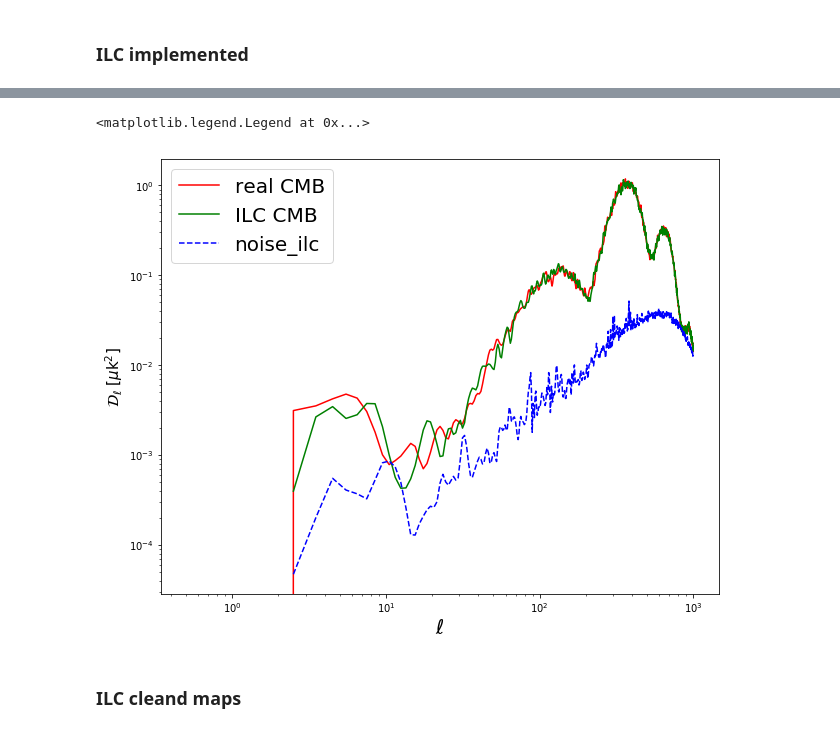
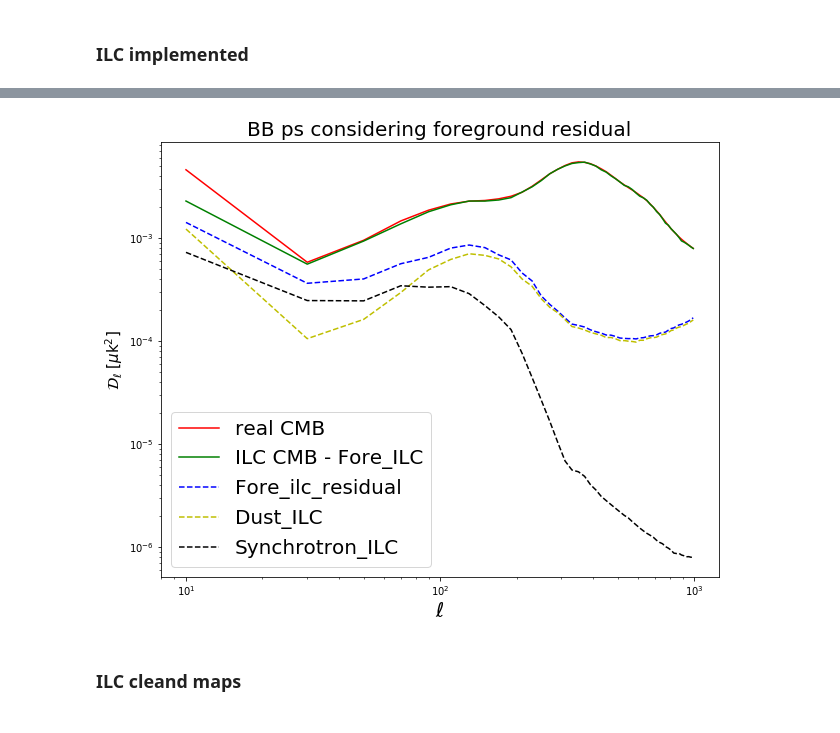
Before and after one commit to yaojian95/Ali_foreground, a Jupyter notebook: codes/Maps_for_USTC.ipynb, the cells around one changed output, grey strips where cells are left out. Saved outputs shown, nothing was run; the diff lists cells and outputs as text; code cells hidden in the pictures.

```diff
--- a/codes/Maps_for_USTC.ipynb
+++ b/codes/Maps_for_USTC.ipynb
@@ -122,6 +139,8 @@ Noise[0] = noise_95_i;
 Noise[1] = deconv(noise_150_i, beam_in = 11, beam_out = 19, lmax = 1500) ;
 Noise[2] = deconv(noise_353_i, beam_in = 4.944, beam_out = 19, lmax = 1500)
 noise_mask = Mask(Noise)
+# %%
+fore_ps = Power_spectrum(Fore_mask, 0, lmax = lmax)
 # %%
 total_ps_i = Power_spectrum(total_mask, 0, lmax = lmax)
 noise_ps_i = Power_spectrum(noise_mask, 0, lmax = lmax)
@@ -127,0 +160,14 @@ noise_ps_i = Power_spectrum(noise_mask, 0, lmax = lmax)
+# %%
+dust = np.zeros((Nf, 3, 12*nside**2))
+# uK_CMB
+dust_95 = hp.ud_grade(hp.read_map('/fnx/jianyao/1205_skyinband_AliCPT/95GHz/thermaldust_map_95GHz.fits', field = (0,1,2), verbose = False), nside_out=512)
+dust_150 = hp.ud_grade(hp.read_map('/fnx/jianyao/1205_skyinband_AliCPT/150GHz/thermaldust_map_150GHz.fits', field = (0,1,2), verbose = False), nside_out=512)
+#K_CMB
+dust_353 = hp.ud_grade(hp.read_map('/fnx/jianyao/1205_skyinband_HFI_353/detector_F353/thermaldust_map_detector_F353.fits', field = (0,1,2), verbose = False), nside_out=512)*1e6
+
+dust[0] = smooth(dust_95, beam_out=11, lmax = 1500)
+dust[1] = smooth(dust_150, beam_out=11, lmax = 1500)
+dust[2] = smooth(dust_353, beam_out=11, lmax = 1500)
+# %%
+sync_ps = Power_spectrum(Mask(sync), 0, lmax = lmax)
+dust_ps = Power_spectrum(Mask(dust), 0, lmax = lmax)
@@ -227,25 +282,36 @@ Sigma is 0.000000 arcmin (0.000000 rad)
+# %%
+sync_mean = np.mean(sync_cl, axis = 0)
+dust_mean = np.mean(dust_cl, axis = 0)
 # %%
 fig1 = plt.figure(1, figsize=(10,8))
 # plt.axis('off')
 # frame1=fig1.add_axes((.1,.4,.8,.5)) # x0, y0, width, height
-plt.loglog(Ell, Ell*(Ell+1)/2/np.pi*cl_clean[mode], 'r-',label = 'real CMB')
-plt.loglog(Ell, Ell*(Ell+1)/2/np.pi*(cl_ilc_mean), 'g-', label = 'ILC CMB')
-plt.loglog(Ell, Ell*(Ell+1)/2/np.pi*noise_ilc, 'b--', label = 'noise_ilc')
+plt.loglog(Ell, Ell*(Ell+1)/2/np.pi*cl_clean[mode] , 'r-',label = 'real CMB')
+plt.loglog(Ell, Ell*(Ell+1)/2/np.pi*(cl_ilc_mean - fore_mean), 'g-', label = 'ILC CMB - Fore_ILC')
+# plt.loglog(Ell, Ell*(Ell+1)/2/np.pi*noise_ilc, 'k--', label = 'noise_beamed_ilc')
+plt.loglog(Ell, Ell*(Ell+1)/2/np.pi*fore_mean, 'b--', label = 'Fore_ilc_residual')
+plt.loglog(Ell, Ell*(Ell+1)/2/np.pi*dust_mean, 'y--', label = 'Dust_ILC')
+plt.loglog(Ell, Ell*(Ell+1)/2/np.pi*sync_mean, 'k--', label = 'Synchrotron_ILC')
+
+
+# plt.loglog(Ell, Ell*(Ell+1)/2/np.pi*bin_l(total_cl95[mode+1], lmax, Q), 'purple', label = 'total_ps 95GHz')
+# plt.loglog(Ell, Ell*(Ell+1)/2/np.pi*bin_l(total_cl150[mode+1], lmax, Q), 'orange', label = 'total_ps 150GHz')
+# plt.loglog(Ell, Ell*(Ell+1)/2/np.pi*bin_l(total_cl353[mode+1], lmax, Q), 'k-', label = 'total_ps 353GHz')
+
 # plt.xscale('linear')
-# plt.loglog(Ell, Ell*(Ell+1)/2/np.pi*cl_extra, 'b-',label = 'extra CMB')
-# plt.errorbar(Ell,Ell*(Ell+1)*cl_ilc/2/np.pi, yerr = std_ilc,fmt='-o',capthick = 0.1)
+# plt.errorbar(Ell,Ell*(Ell+1)*cl_ilc_mean/2/np.pi, yerr = Ell*(Ell+1)/2/np.pi*cl_ilc_std,fmt='bo',capthick = 0.1)
 # plt.ylim(1e-4, 1e-1)
 plt.xlabel('$\ell$', fontsize = 20);
 plt.ylabel(r'$\mathcal{D}_{\ell}$ [$\mu$k$^2$]', fontsize = 15)
 plt.legend(fontsize = 20)
 # plt.title('ILC in harmonical space, subtracting %s * dust'%frac, fontsize = 20)
 
 # frame2=fig1.add_axes((.1,.1,.8,.3))
 # plt.semilogx(Ell, (cl_ilc - cls)/cls*100, 'k--')
 # plt.axhline(0,color = 'k')
 # plt.ylabel(r'$\Delta \mathcal{D}_\ell$/$\mathcal{D}^{real}_{\ell} $ [%]', fontsize = 15);plt.xlabel(r'$\ell$', fontsize = 20)
 # plt.ylim(-100, 100)
-# plt.savefig('/home/jianyao/Ali_maps/results/0212/ILC_BB_1_bin_1000.jpg', format = 'png')
+plt.title('%s ps considering foreground residual'%psn[mode], fontsize = 20)
+plt.savefig('/home/jianyao/Ali_maps/results/0212/Average_ILC_BB_bin_20_total_fore_residual.jpg', format = 'jpg')
 # %% [output]
-<matplotlib.legend.Legend at 0x...>
-[figure, old version]
+[figure, new version]
```
Also changed, not shown: parts of 28 cells of this notebook.
